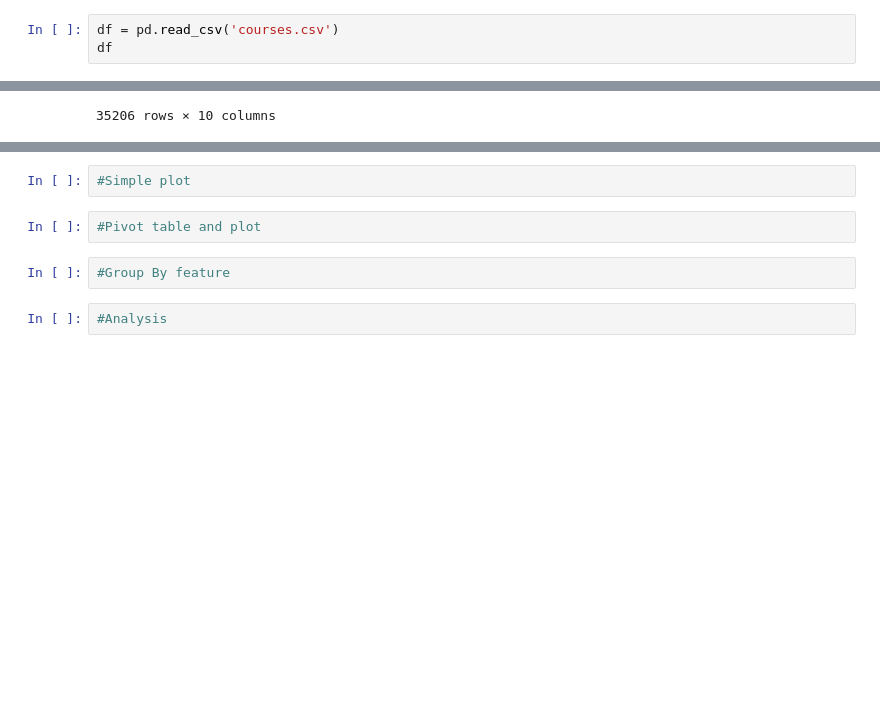
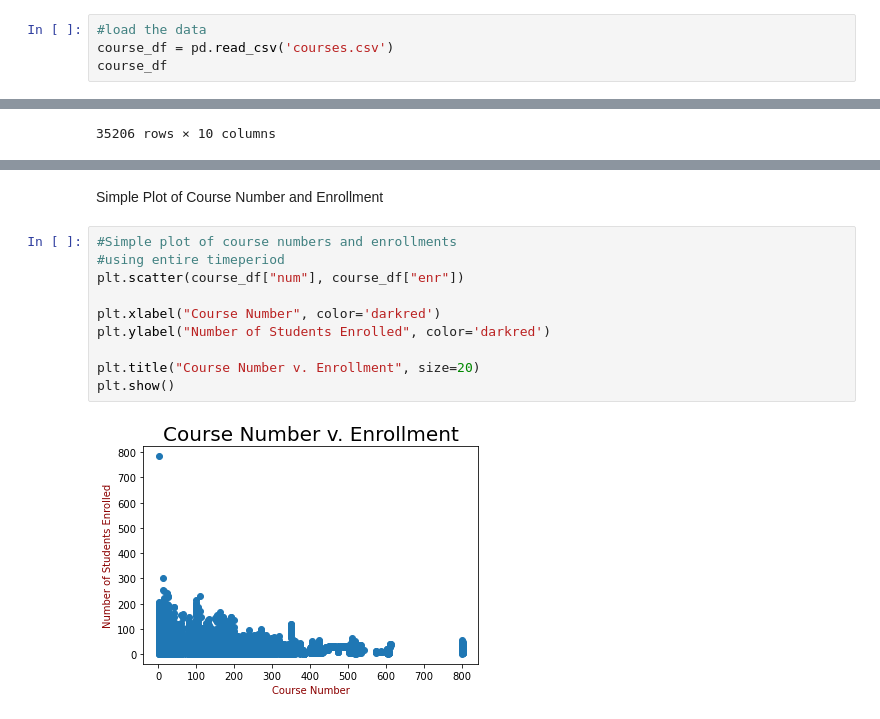
Before and after one commit to kaylahoffman/cs103a-cpa01, a Jupyter notebook: cpa01.ipynb, the cells around one changed output, grey strips where cells are left out. Saved outputs shown, nothing was run; the diff lists cells and outputs as text; blank space fills up the shorter version.

Commit message:
Completed assignment with plots and tables

```diff
--- a/cpa01.ipynb
+++ b/cpa01.ipynb
@@ -15,8 +23,9 @@ import numpy as np
 import pandas as pd
 from matplotlib import pyplot as plt
 # %%
-df = pd.read_csv('courses.csv')
-df
+#load the data
+course_df = pd.read_csv('courses.csv')
+course_df
 # %% [output]
 |  | subj | num | suf | format | term | code | inst | title | sec | enr |
 | 0 | NEJS | 188 | A | LEC | Fall 2004 | 1043 | Levy, Avigdor | RISE/DECLINE:OTTOMAN EMP | 1 | 32 |
@@ -60,8 +83,14 @@ Index(['subj', 'num', 'suf', 'format', 'term', 'code', 'inst', 'title', 'sec',
+# %% [markdown]
+Simple Plot of Course Number and Enrollment
 # %%
-#Simple plot
+#Simple plot of course numbers and enrollments
+#using entire timeperiod
+plt.scatter(course_df["num"], course_df["enr"])
+
+plt.xlabel("Course Number", color='darkred')
+plt.ylabel("Number of Students Enrolled", color='darkred')
+
+plt.title("Course Number v. Enrollment", size=20)
+plt.show()
+# %% [output]
+[figure, added]
-# %%
-#Pivot table and plot
-# %%
-#Group By feature
-# %%
-#Analysis
```
Also changed, not shown: parts of 15 cells of this notebook.
